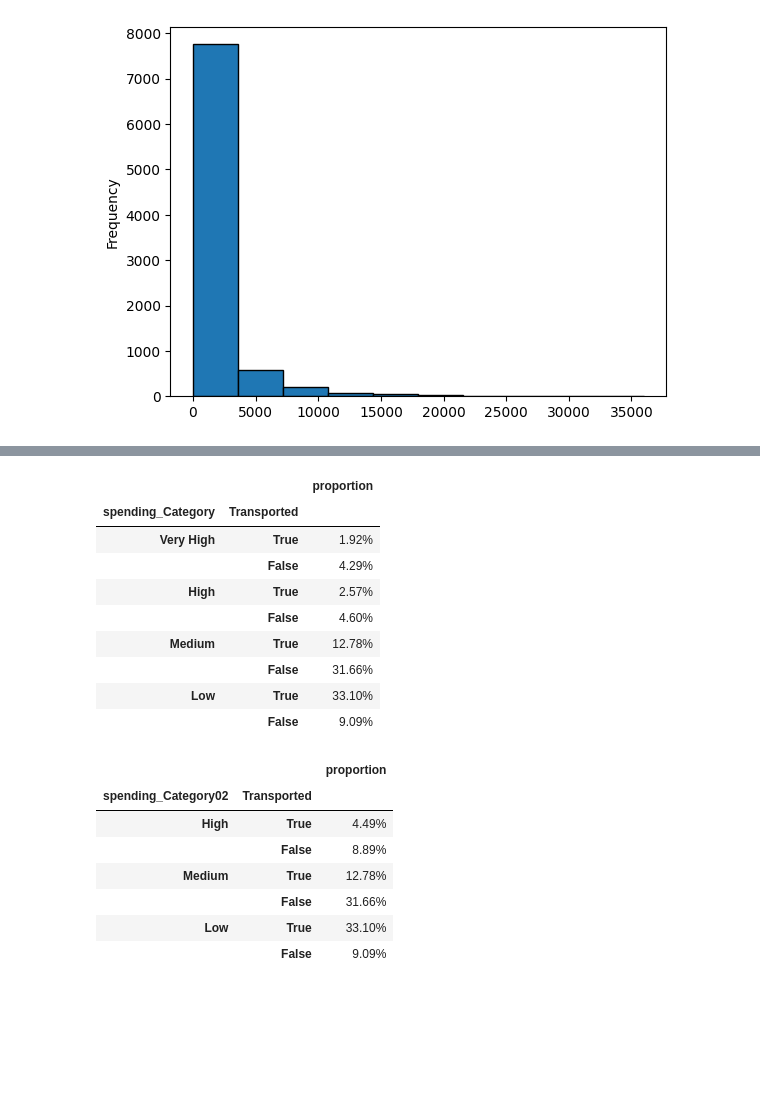
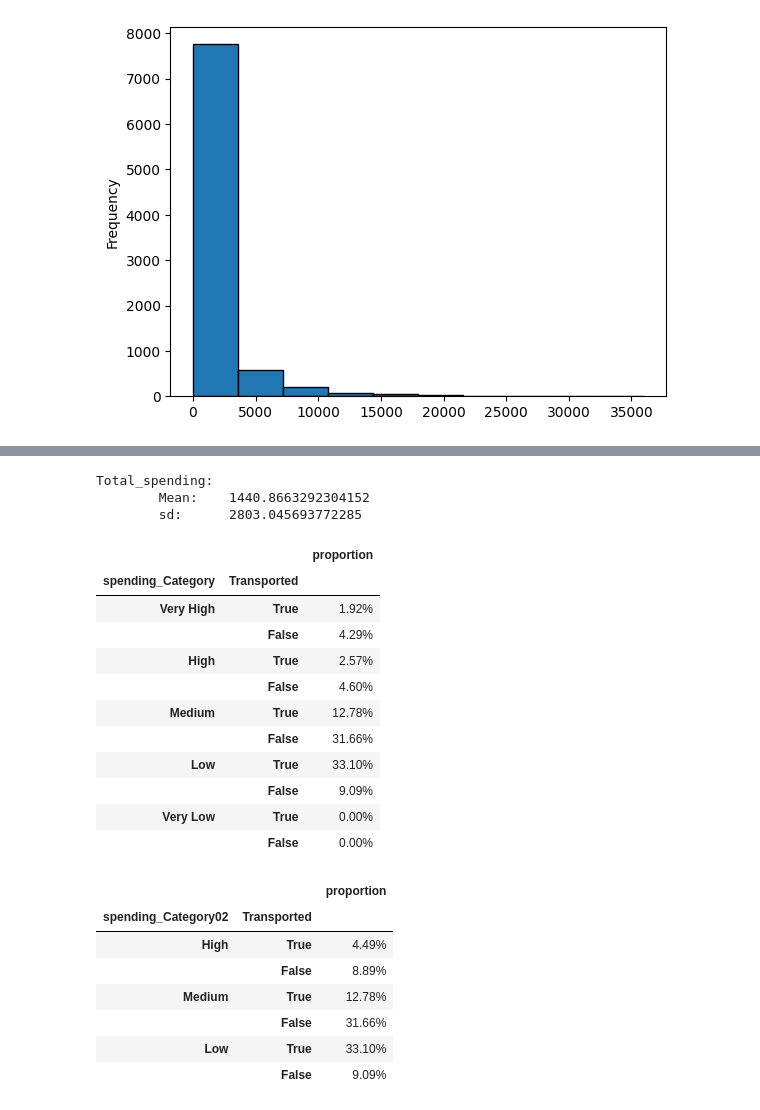
Before and after one commit to lucascheng24/Comp4433_spaceship-titanic, a Jupyter notebook: dataPreprocess/Analysis/analysis_01.ipynb, the cells around one changed output, grey strips where cells are left out. Drawn from its saved outputs; the diff is of its cells as text; code cells hidden in the pictures; blank space fills up the shorter version.

```diff
--- a/dataPreprocess/Analysis/analysis_01.ipynb
+++ b/dataPreprocess/Analysis/analysis_01.ipynb
@@ -182,34 +176,50 @@ Total_spending:
 # thresholds = [
 #     mean_value - 2 * std_value,
 #     mean_value - std_value,
 #     mean_value,
 #     mean_value + std_value,
 #     mean_value + 2 * std_value
 # ]
+
+mean_value = df_public['Total_spending'].mean()
+std_value = df_public['Total_spending'].std()
+
+print("Total_spending:")
+print("\tMean:\t", mean_value)
+print("\tsd:\t", std_value)
 
 thresholds = [
     float('-inf'),
     mean_value - 1.5 * std_value,
     mean_value - 0.5 * std_value,
     mean_value + 0.5 * std_value,
     mean_value + 1.5 * std_value,
     float('inf')
 ]
 
 
 df_public['spending_Category'] = pd.cut(df_public['Total_spending'], bins=thresholds, labels=['Very Low', 'Low', 'Medium', 'High', 'Very High'])
-df_public.value_counts(['spending_Category', 'Transported'], normalize=True).sort_index(ascending=False).to_frame()
+df_spCat = df_public.value_counts(['spending_Category', 'Transported'], normalize=True).sort_index(ascending=False).to_frame()
+df_spCat.loc[('Very Low', True), 'proportion'] = 0
+df_spCat.loc[('Very Low', False), 'proportion'] = 0
+
+df_spCat
 # %% [output]
+Total_spending:
+        Mean:    1440.8663292304152
+        sd:      2803.045693772285
 |  |  | proportion |
 | spending_Category | Transported |  |
 | Very High | True | 1.92% |
 |  | False | 4.29% |
 | High | True | 2.57% |
 |  | False | 4.60% |
 | Medium | True | 12.78% |
 |  | False | 31.66% |
 | Low | True | 33.10% |
 |  | False | 9.09% |
+| Very Low | True | 0.00% |
+|  | False | 0.00% |
 # %%
 thresholds = [
     float('-inf'),
```
Also changed, not shown: parts of 2 cells of this notebook.
